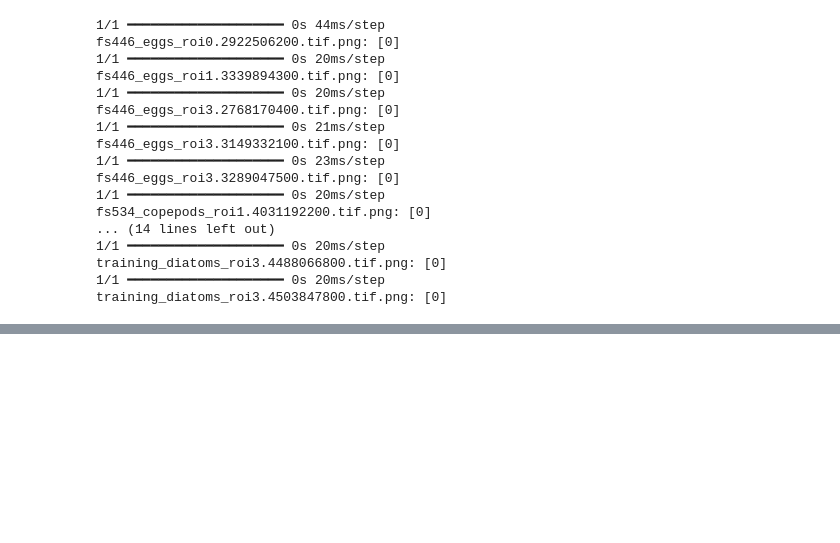
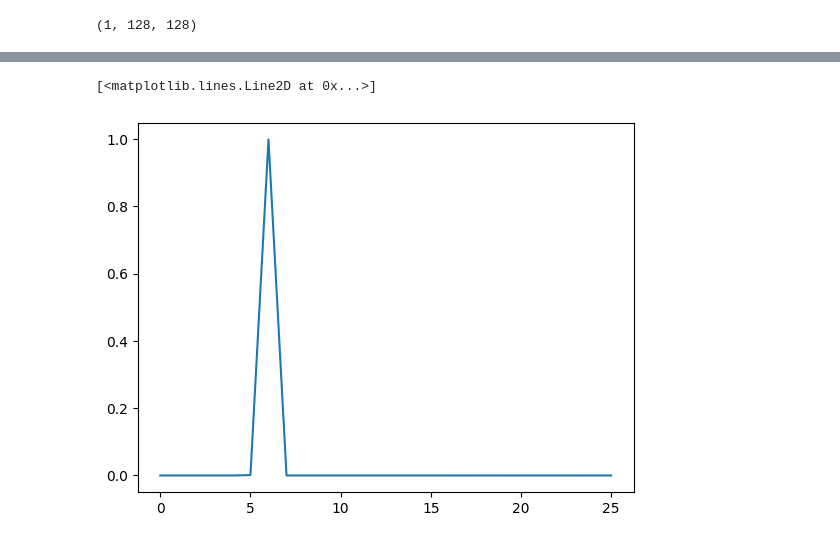
Before and after one commit to Bajtinus/ML-Project, a Jupyter notebook: Project/CNN.ipynb, the cells around one changed output, grey strips where cells are left out. Saved outputs shown, nothing was run; the diff lists cells and outputs as text; code cells hidden in the pictures; blank space fills up the shorter version.

```diff
--- a/Project/CNN.ipynb
+++ b/Project/CNN.ipynb
@@ -83,4 +198,4 @@ model = Sequential([
 # %%
-model.compile(optimizer='adam',
-              loss='binary_crossentropy',
-              metrics=['accuracy'])
+model = tf.keras.models.load_model("models/plankton_cnn_model2.h5")
+model.compile(optimizer='adam', loss='categorical_crossentropy', metrics=['accuracy'])
+model.summary()
@@ -108,7 +226,0 @@ False
-# %%
-with tf.device('/GPU:0'):
-    model.fit(train_generator,
-              steps_per_epoch=200,
-              epochs=10,
-              validation_data=validation_generator,
-              validation_steps=len(validation_generator))
@@ -142,21 +227,13 @@ Test accuracy: 0.95
-# %%
-for pic in TEST_PATH.iterdir():
-    print(f"{pic.name}: {predict_image_class(pic)}")
-# %% [output]
-1/1 ━━━━━━━━━━━━━━━━━━━━ 0s 44ms/step
-fs446_eggs_roi0.2922506200.tif.png: [0]
-1/1 ━━━━━━━━━━━━━━━━━━━━ 0s 20ms/step
-fs446_eggs_roi1.3339894300.tif.png: [0]
-1/1 ━━━━━━━━━━━━━━━━━━━━ 0s 20ms/step
-fs446_eggs_roi3.2768170400.tif.png: [0]
-1/1 ━━━━━━━━━━━━━━━━━━━━ 0s 21ms/step
-fs446_eggs_roi3.3149332100.tif.png: [0]
-1/1 ━━━━━━━━━━━━━━━━━━━━ 0s 23ms/step
-fs446_eggs_roi3.3289047500.tif.png: [0]
-1/1 ━━━━━━━━━━━━━━━━━━━━ 0s 20ms/step
-fs534_copepods_roi1.4031192200.tif.png: [0]
-... (14 lines left out)
-1/1 ━━━━━━━━━━━━━━━━━━━━ 0s 20ms/step
-training_diatoms_roi3.4488066800.tif.png: [0]
-1/1 ━━━━━━━━━━━━━━━━━━━━ 0s 20ms/step
-training_diatoms_roi3.4503847800.tif.png: [0]
+# %%
+img = cv2.imread("D:/ML_Dataset/split_full/test/copepods/fs446_copepods_roi0.3083861900.tif.png")
+resized = cv2.resize(img, (128, 128))
+grayscale = cv2.cvtColor(resized, cv2.COLOR_BGR2GRAY)
+resized = grayscale / 255.0
+resized = np.expand_dims(resized, axis=0)
+resized.shape
+# %% [output]
+(1, 128, 128)
+# %%
+yhat = model.predict(resized)
+plt.plot(yhat[0])
+# %% [output]
@@ -162,0 +241,2 @@ training_diatoms_roi3.4503847800.tif.png: [0]
+[<matplotlib.lines.Line2D at 0x...>]
+[figure, added]
```
Also changed, not shown: parts of 30 cells of this notebook, 4 other files.
